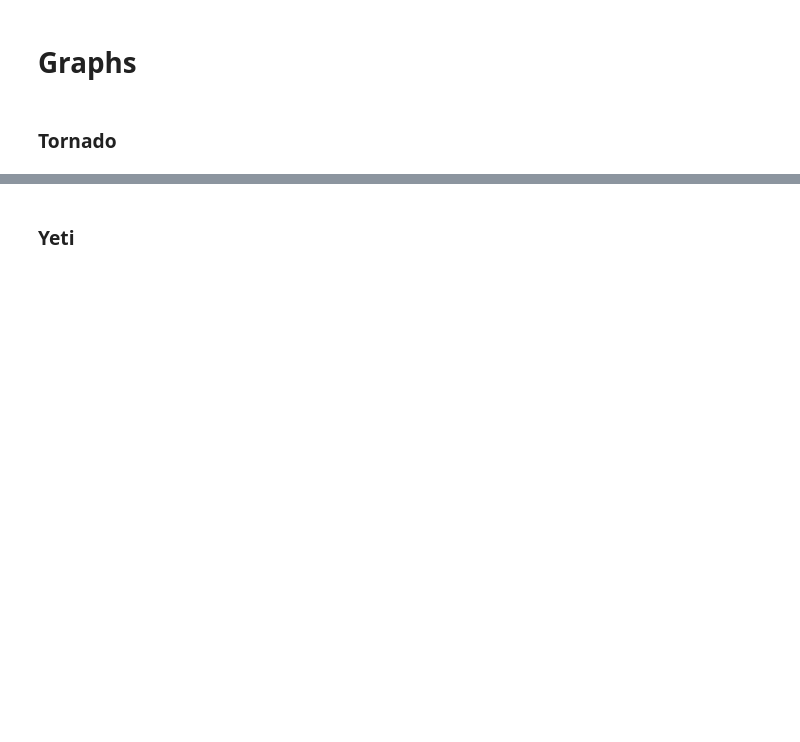
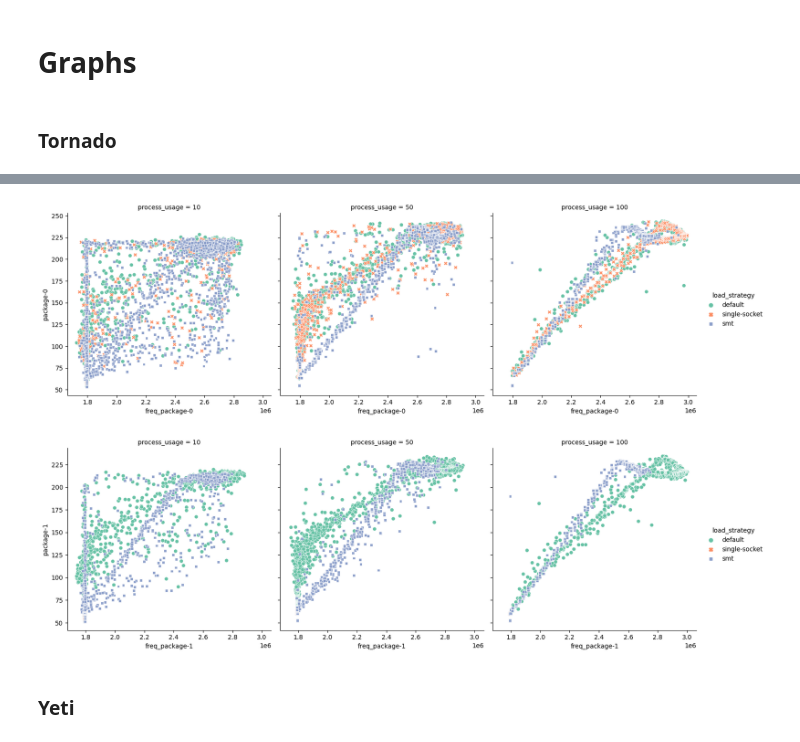
Before and after one commit to jacquetpi/rapl-reader, a Jupyter notebook: load_effect.ipynb, the cells around one changed output, grey strips where cells are left out. Cells and saved outputs as stored; diff of their text form; code cells hidden in the pictures; blank space fills up the shorter version.

```diff
--- a/load_effect.ipynb
+++ b/load_effect.ipynb
@@ -124,3 +144,16 @@ x = sns.relplot(data=filtered_scatter, x='cpu%_package-global', y='package-globa
+# %%
+filtered_scatter = tornado_treat.loc[tornado_treat['process_usage'].isin([10,50,100])]
+palette = sns.color_palette("Set2", filtered_scatter['load_strategy'].nunique())
+
+x = sns.relplot(data=filtered_scatter, x='freq_package-0', y='package-0',
+                    col='process_usage', hue='load_strategy', style='load_strategy',
+                    palette=palette)
+x = sns.relplot(data=filtered_scatter, x='freq_package-1', y='package-1',
+                    col='process_usage', hue='load_strategy', style='load_strategy',
+                    palette=palette)
+# %% [output]
+[figure, added]
+[figure, added]
 # %% [markdown]
 ### Yeti
 # %%
```
Also changed, not shown: parts of 9 cells of this notebook, 3 other files.
